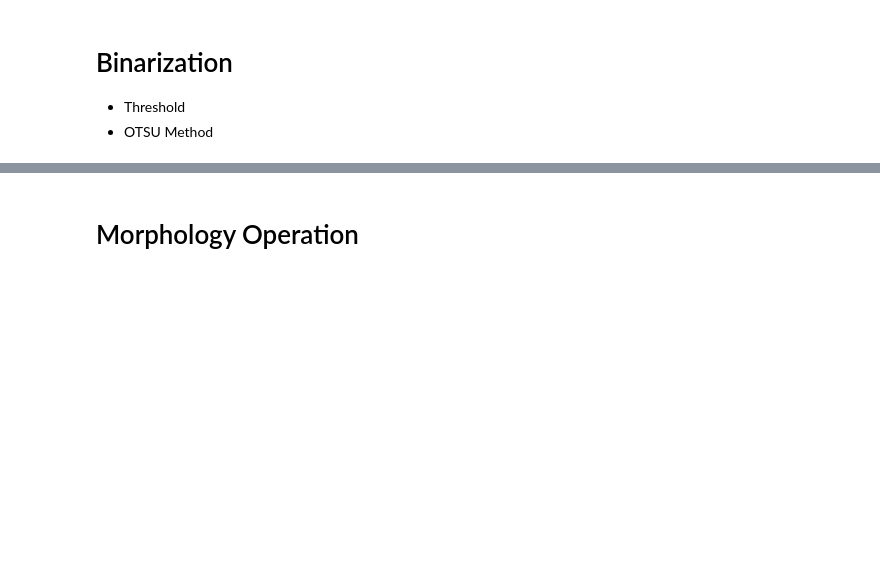
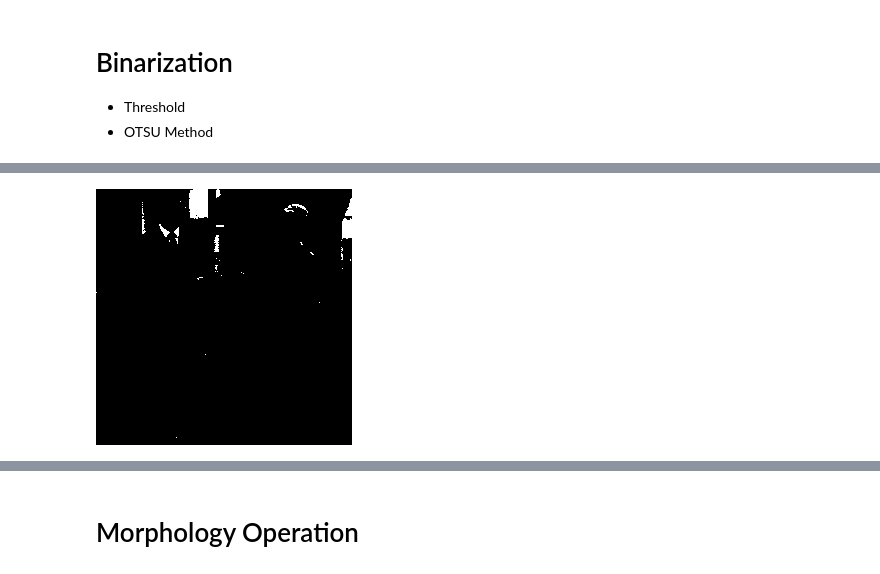
Before and after one commit to noxowl/KU15627-Computer-Vision, a Jupyter notebook: 01_basic_image_processing.ipynb, the cells around one changed output, grey strips where cells are left out. Saved outputs shown, nothing was run; the diff lists cells and outputs as text; code cells hidden in the pictures; blank space fills up the shorter version.

```diff
--- a/01_basic_image_processing.ipynb
+++ b/01_basic_image_processing.ipynb
@@ -206,0 +229,8 @@ gray_hist(img.clone().to_owned())
+# %%
+let _ = opencv::imgproc::threshold(
+    &img_gray,
+    &mut img_gray_bin,
+    128., 255., opencv::imgproc::THRESH_BINARY).expect("threshold failed.");
+opencv_imshow(&img_gray_bin)
+# %% [output]
+[figure, added]
```
Also changed, not shown: parts of 21 cells of this notebook.
